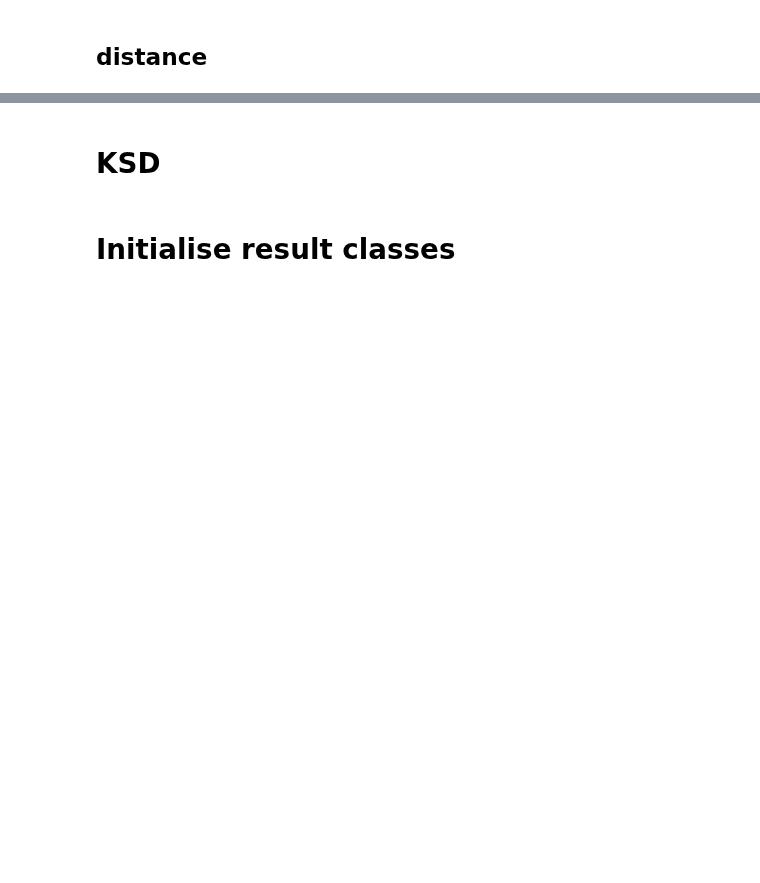
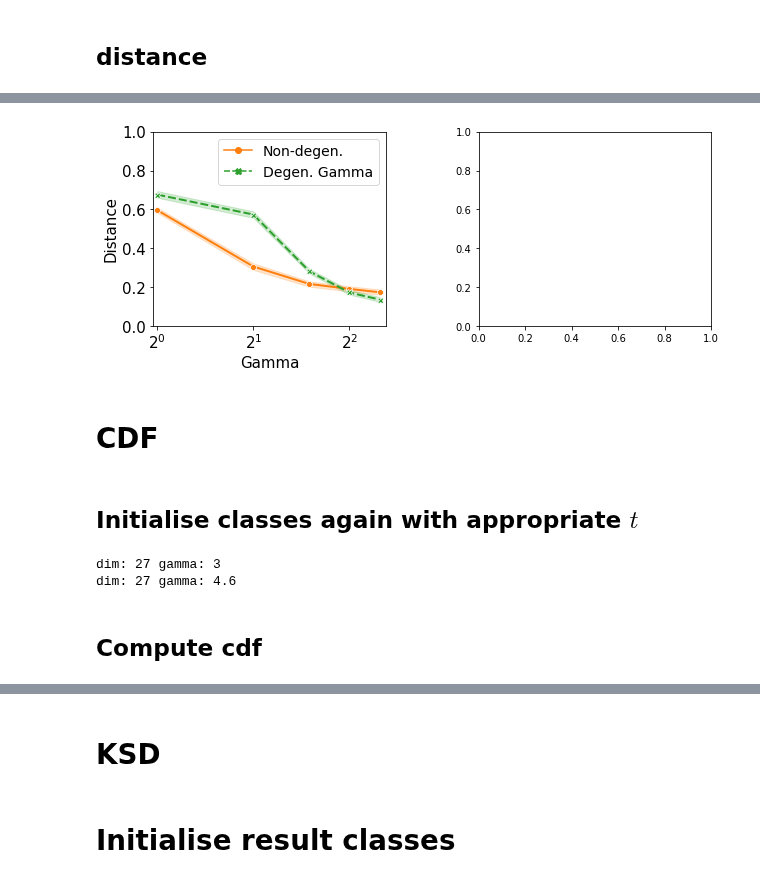
Before and after one commit to XingLLiu/u-stat-high-dim, a Jupyter notebook: high_dim/plot_gamma.ipynb, the cells around one changed output, grey strips where cells are left out. Cells and saved outputs as stored; diff of their text form; code cells hidden in the pictures; blank space fills up the shorter version.

```diff
--- a/high_dim/plot_gamma.ipynb
+++ b/high_dim/plot_gamma.ipynb
@@ -171,0 +180,42 @@ plt.subplots_adjust(
+# %%
+# n = 40
+figs, axes = plt.subplots(nrows=1, ncols=2, figsize=(10, 4))
+
+colors = ["C1", "C2"]
+
+sns.lineplot(
+    ax=axes[0],
+    data=dist_rep_df.loc[dist_rep_df.name.isin(labels.values())],
+    x="gamma",
+    y="dist",
+    hue="name",
+    style="name",
+    linewidth=2,
+    markers=True,
+    palette=colors,
+)
+
+axes[0].set_xlabel("Gamma", fontsize=15)
+axes[0].set_ylabel("Distance", fontsize=15)
+axes[0].set_xlim(left=dist_rep_df.gamma.min()*0.97)
+axes[0].set_ylim(bottom=0., top=1.)
+axes[0].set_xscale("log", base=2)
+axes[0].tick_params(labelsize=15)
+axes[0].legend(fontsize=14)
+
+# axes[0].legend(
+#     fontsize=14, bbox_to_anchor=(1.5, 1.2), ncol=4, #columnspacing=0.7, handletextpad=0.01
+# )
+# axes[2].legend(
+#     fontsize=14, bbox_to_anchor=(1., 1.), #columnspacing=0.7, handletextpad=0.01
+# )
+
+plt.subplots_adjust(
+    top=.8,
+    wspace=0.4,
+)
+# plt.savefig(f"../figs/high_dim/dist_gamma_{STATISTIC}_{KERNEL.__name__}.pdf", bbox_inches="tight")
+# %% [output]
+[figure, added]
+# %% [markdown]
+# CDF
@@ -171,0 +228,31 @@ plt.subplots_adjust(
+# %% [markdown]
+## Initialise classes again with appropriate $t$
+# %%
+# non-degenerate
+ts_nondegen = res_exact_list[g_nondegen_ind].loc[d, "expectation"] * np.linspace(-0.5, 2.5, 101)
+lim_res_nondegen = initialize_class(
+    g_ind=g_nondegen_ind,
+
+    gammas=gammas,
+    res_exact_list=res_exact_list,
+    stats_res_list=stats_res_list,
+    ts=ts_nondegen,
+)
+
+# degenerate
+ts_degen = res_exact_list[g_degen_ind].loc[d, "expectation"] * np.linspace(-0.5, 2.5, 101)
+lim_res_degen = initialize_class(
+    g_ind=g_degen_ind,
+    gammas=gammas,
+    res_exact_list=res_exact_list,
+    stats_res_list=stats_res_list,
+    ts=ts_degen,
+)
+
+
+lim_res_list_cdf = [lim_res_degen, lim_res_nondegen]
+# %% [output]
+dim: 27 gamma: 3
+dim: 27 gamma: 4.6
+# %% [markdown]
+## Compute cdf
```
Also changed, not shown: parts of 25 cells of this notebook, 8 other files.
